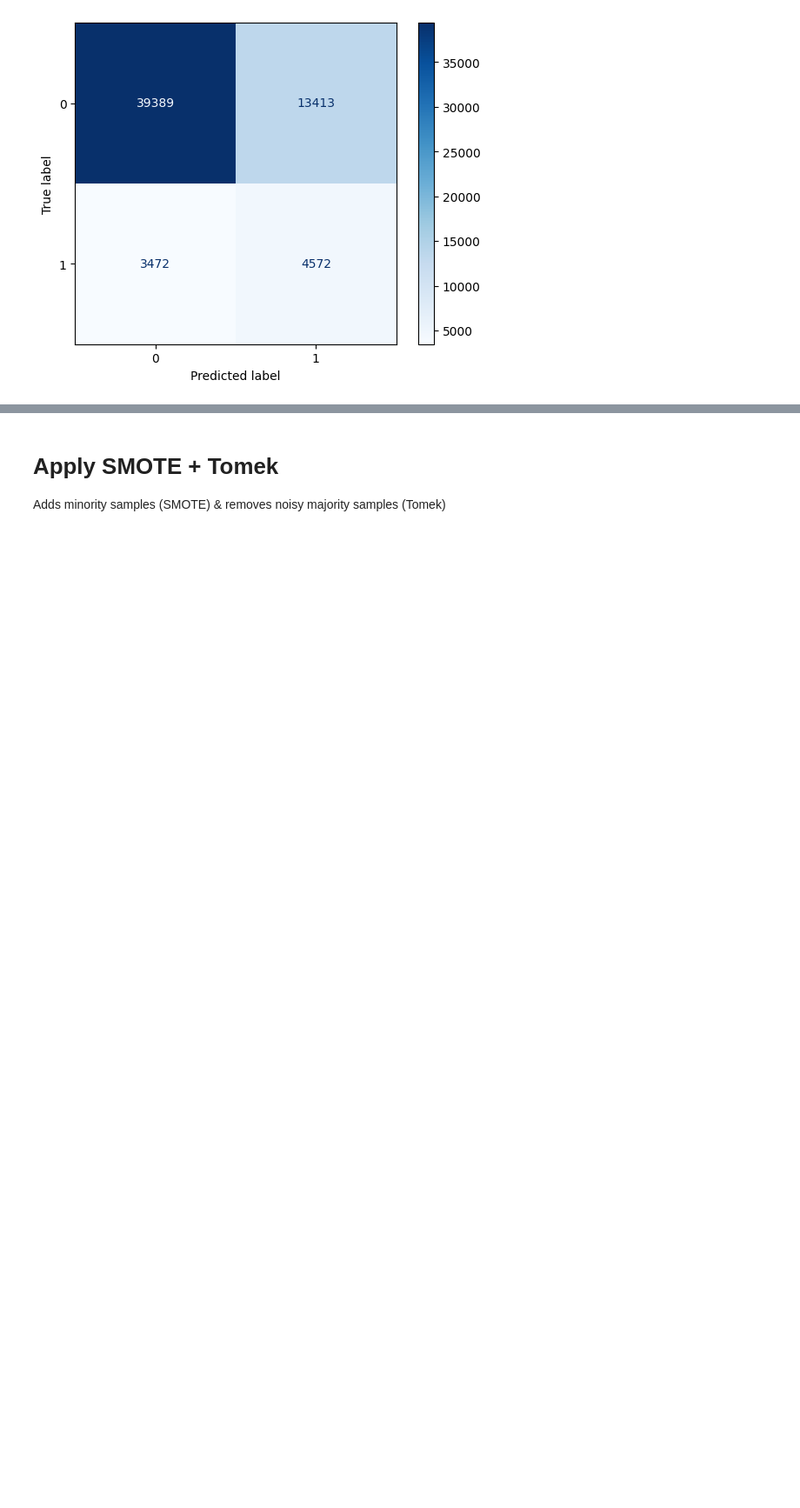
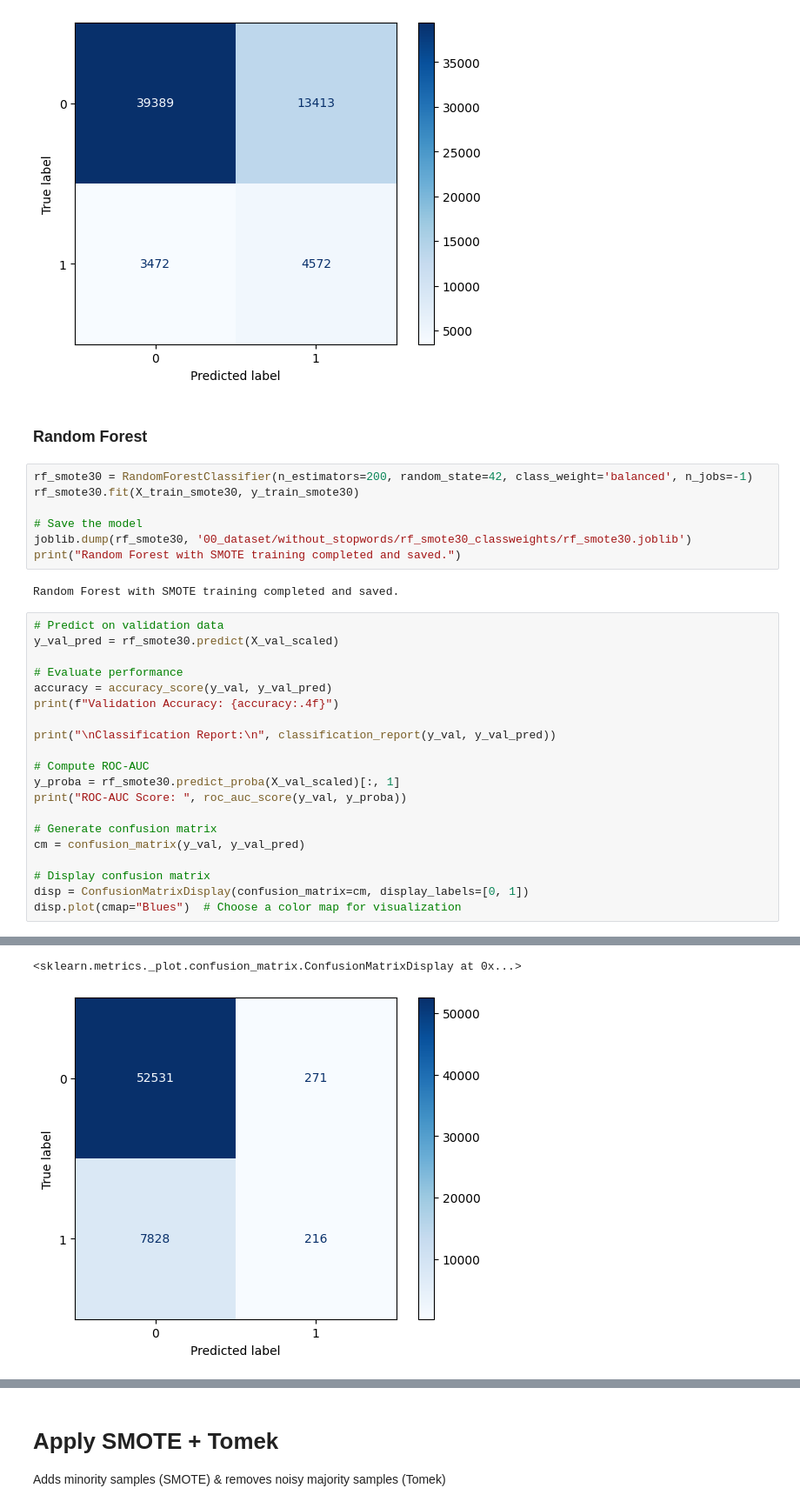
Before and after one commit to ngjocelyn/INF2008_YelpZip, a Jupyter notebook: 03_YelpZip_SVDModelling - Without Stopwords.ipynb, the cells around one changed output, grey strips where cells are left out. Shown at 87% size. Drawn from its saved outputs; the diff is of its cells as text; blank space fills up the shorter version.

```diff
--- a/03_YelpZip_SVDModelling - Without Stopwords.ipynb
+++ b/03_YelpZip_SVDModelling - Without Stopwords.ipynb
@@ -485,3 +489,35 @@ weighted avg       0.83      0.72      0.76     60846
 ROC-AUC Score:  0.7250266203299752
 <sklearn.metrics._plot.confusion_matrix.ConfusionMatrixDisplay at 0x...>
 [figure]
+# %% [markdown]
+### Random Forest
+# %%
+rf_smote30 = RandomForestClassifier(n_estimators=200, random_state=42, class_weight='balanced', n_jobs=-1)
+rf_smote30.fit(X_train_smote30, y_train_smote30)
+
+# Save the model
+joblib.dump(rf_smote30, '00_dataset/without_stopwords/rf_smote30_classweights/rf_smote30.joblib')
+print("Random Forest with SMOTE training completed and saved.")
+# %% [output]
+Random Forest with SMOTE training completed and saved.
+# %%
+# Predict on validation data
+y_val_pred = rf_smote30.predict(X_val_scaled)
+
+# Evaluate performance
+accuracy = accuracy_score(y_val, y_val_pred)
+print(f"Validation Accuracy: {accuracy:.4f}")
+
+print("\nClassification Report:\n", classification_report(y_val, y_val_pred))
+
+# Compute ROC-AUC
+y_proba = rf_smote30.predict_proba(X_val_scaled)[:, 1]
+print("ROC-AUC Score: ", roc_auc_score(y_val, y_proba))
+
+# Generate confusion matrix
+cm = confusion_matrix(y_val, y_val_pred)
+
+# Display confusion matrix
+disp = ConfusionMatrixDisplay(confusion_matrix=cm, display_labels=[0, 1])
+disp.plot(cmap="Blues")  # Choose a color map for visualization
+# %% [output]
@@ -487,0 +537,2 @@ ROC-AUC Score:  0.7250266203299752
+<sklearn.metrics._plot.confusion_matrix.ConfusionMatrixDisplay at 0x...>
+[figure, added]
```
Also changed, not shown: parts of 10 cells of this notebook, 3 other files.
